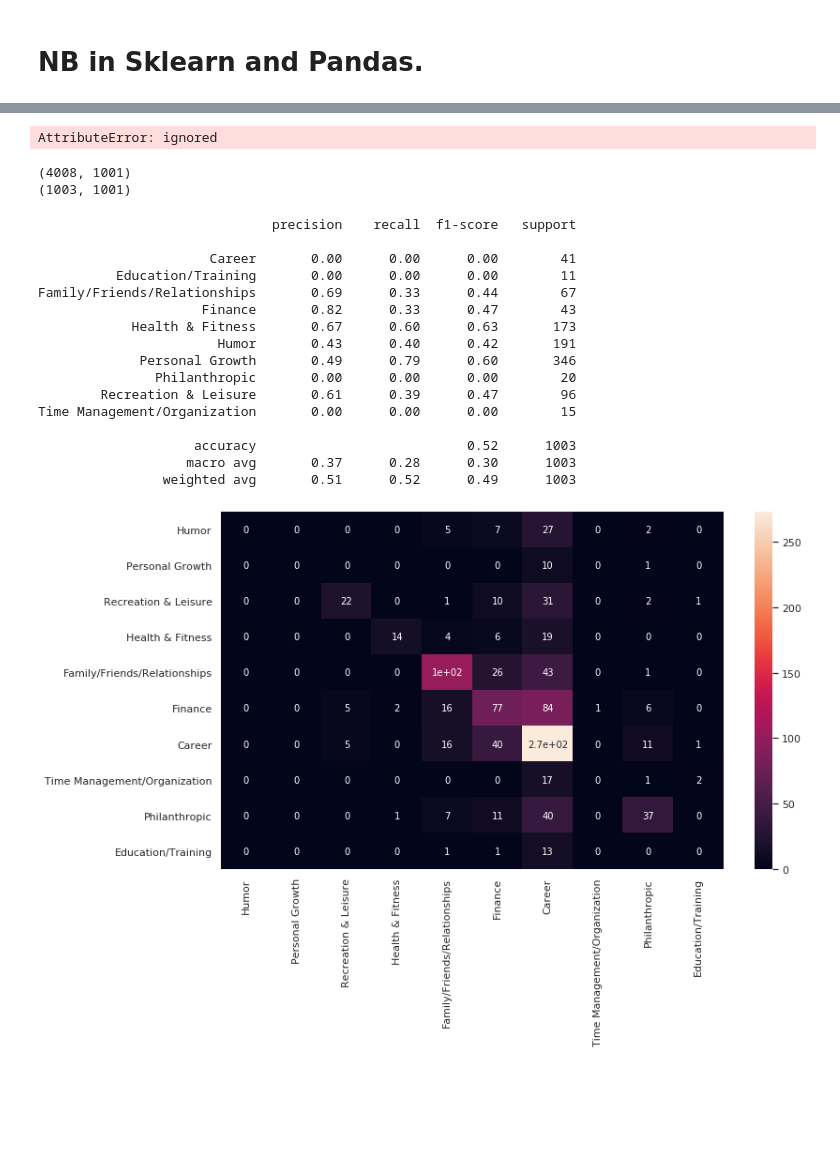
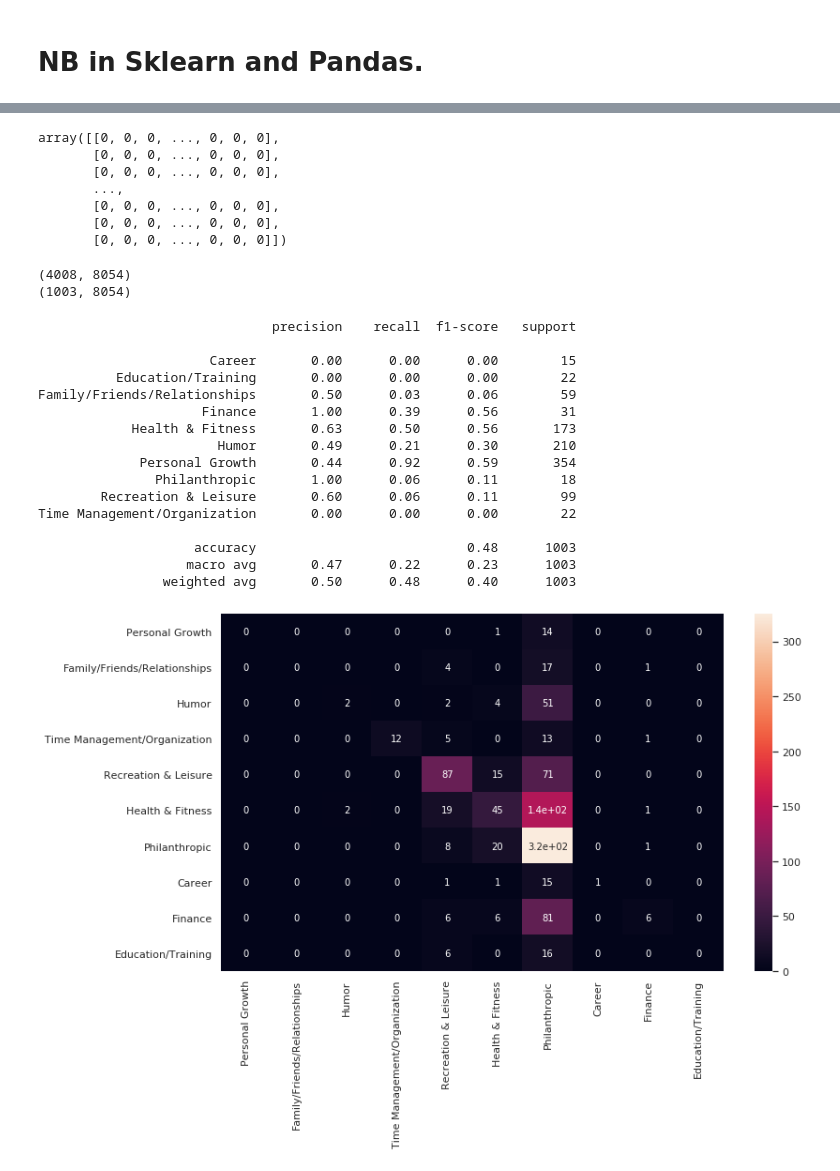
Before and after one commit to kaspergroenbek98/first-first-year-project, a Jupyter notebook: chaosBook.ipynb, the cells around one changed output, grey strips where cells are left out. Saved outputs shown, nothing was run; the diff lists cells and outputs as text; code cells hidden in the pictures; blank space fills up the shorter version.

```diff
--- a/chaosBook.ipynb
+++ b/chaosBook.ipynb
@@ -389,4 +368,4 @@ for i in range(len(panda_data.text)):
 
 from sklearn.model_selection import train_test_split
 #Splitting the data into train and test set. + shuffling while doing so. the test size is = 20%.
-train, test = train_test_split(data,train_size=0.8, test_size=0.2, shuffle=True)
+train, test = train_test_split(panda_data,train_size=0.8, test_size=0.2, shuffle=True)
@@ -401,18 +372,24 @@ array(['happi ùä take risk work harder ùõðùõùä newyearsresolut',
 # %%
 #Using Sklearn, playing around with the CountVectorizer.
-vectorizer = CountVectorizer(analyzer="word", stop_words= "english",min_df= 1, binary= True, vocabulary = generate_vocabulary(data, fCol['Resolution_Category'], vocab_feature_most_common))
+vectorizer = CountVectorizer(analyzer="word", stop_words= "english",min_df= 5, binary= True)
 #Create vectorized train set
-X_train = vectorizer.fit_transform(train)
+X_train = vectorizer.fit_transform(train.text)
 X_train.toarray()
 #Create vectorized test set
-X_test = vectorizer.transform(test)
+X_test = vectorizer.transform(test.text)
 X_test.toarray()
-print(vectorizer.get_feature_names())
+# print(vectorizer.get_feature_names())
 # print(vectorizer.vocabulary_.get(u"newyearsresolution"))
 # print(X_train.toarray())
 # print(X_train.shape)
 # %% [output]
-AttributeError: ignored
+array([[0, 0, 0, ..., 0, 0, 0],
+       [0, 0, 0, ..., 0, 0, 0],
+       [0, 0, 0, ..., 0, 0, 0],
+       ...,
+       [0, 0, 0, ..., 0, 0, 0],
+       [0, 0, 0, ..., 0, 0, 0],
+       [0, 0, 0, ..., 0, 0, 0]])
 # %%
 #Here we use term frequency to downscale the importance of words occuring many times in a tweet. That way we hopefully get more weighted words.
 tfidf_transformer = TfidfTransformer()
@@ -421,52 +398,52 @@ print(X_train_tfidf.shape)
 X_test_tfidf = tfidf_transformer.fit_transform(X_test)
 print(X_test_tfidf.shape)
 # %% [output]
-(4008, 1001)
-(1003, 1001)
+(4008, 8054)
+(1003, 8054)
 # %%
 #Accuracy without using term frequency.
-NBmodel = MultinomialNB().fit(X_train, train[:,4])
+NBmodel = MultinomialNB().fit(X_train, train.Resolution_Category)
 predicted_1 = NBmodel.predict(X_test)
-np.mean(predicted_1 == test[:,4])
+np.mean(predicted_1 == test.Resolution_Category)
 
 #Accuracy using term frequency. (Odd that its lower, but we do have a small data set)
-NBmodel = MultinomialNB().fit(X_train_tfidf, train[:,4])
+NBmodel = MultinomialNB().fit(X_train_tfidf, train.Resolution_Category)
 predicted_2 = NBmodel.predict(X_test_tfidf)
-np.mean(predicted_2 == test[:,4])
+np.mean(predicted_2 == test.Resolution_Category)
 
 #A classification_report without term frequency. Right now its pretty trash.
-print(metrics.classification_report(test[:,4], predicted_1))
+print(metrics.classification_report(test.Resolution_Category, predicted_1))
 # %% [output]
                               precision    recall  f1-score   support
 
-                      Career       0.00      0.00      0.00        41
-          Education/Training       0.00      0.00      0.00        11
-Family/Friends/Relationships       0.69      0.33      0.44        67
-                     Finance       0.82      0.33      0.47        43
-            Health & Fitness       0.67      0.60      0.63       173
-                       Humor       0.43      0.40      0.42       191
-             Personal Growth       0.49      0.79      0.60       346
-               Philanthropic       0.00      0.00      0.00        20
-        Recreation & Leisure       0.61      0.39      0.47        96
-Time Management/Organization       0.00      0.00      0.00        15
+                      Career       0.00      0.00      0.00        15
+          Education/Training       0.00      0.00      0.00        22
+Family/Friends/Relationships       0.50      0.03      0.06        59
+                     Finance       1.00      0.39      0.56        31
+            Health & Fitness       0.63      0.50      0.56       173
+                       Humor       0.49      0.21      0.30       210
+             Personal Growth       0.44      0.92      0.59       354
+               Philanthropic       1.00      0.06      0.11        18
+        Recreation & Leisure       0.60      0.06      0.11        99
+Time Management/Organization       0.00      0.00      0.00        22
 
-                    accuracy                           0.52      1003
-                   macro avg       0.37      0.28      0.30      1003
-                weighted avg       0.51      0.52      0.49      1003
+                    accuracy                           0.48      1003
+                   macro avg       0.47      0.22      0.23      1003
+                weighted avg       0.50      0.48      0.40      1003
 # %%
 #just creating a list of the different categories in the "Resolution_Category" column.
 categories = list()
-for i in test[:,4]:
+for i in test.Resolution_Category:
   if i in categories:
     pass
   else:
     categories.append(i)
 # %%
 # A nice confusion matrix using seaborn.
-array = metrics.confusion_matrix(test[:,4], predicted_1)
+array = metrics.confusion_matrix(test.Resolution_Category, predicted_1)
 plt.figure(figsize=(12,7))
 sn.set(font_scale=1) # for x/y label size
 sn.heatmap(array, annot=True, annot_kws={"size": 10}, xticklabels = categories, yticklabels = categories) # annot_kws is the size of the numbers.
 plt.show()
 # %% [output]
-[figure, old version]
+[figure, new version]
```
Also changed, not shown: parts of 15 cells of this notebook.
